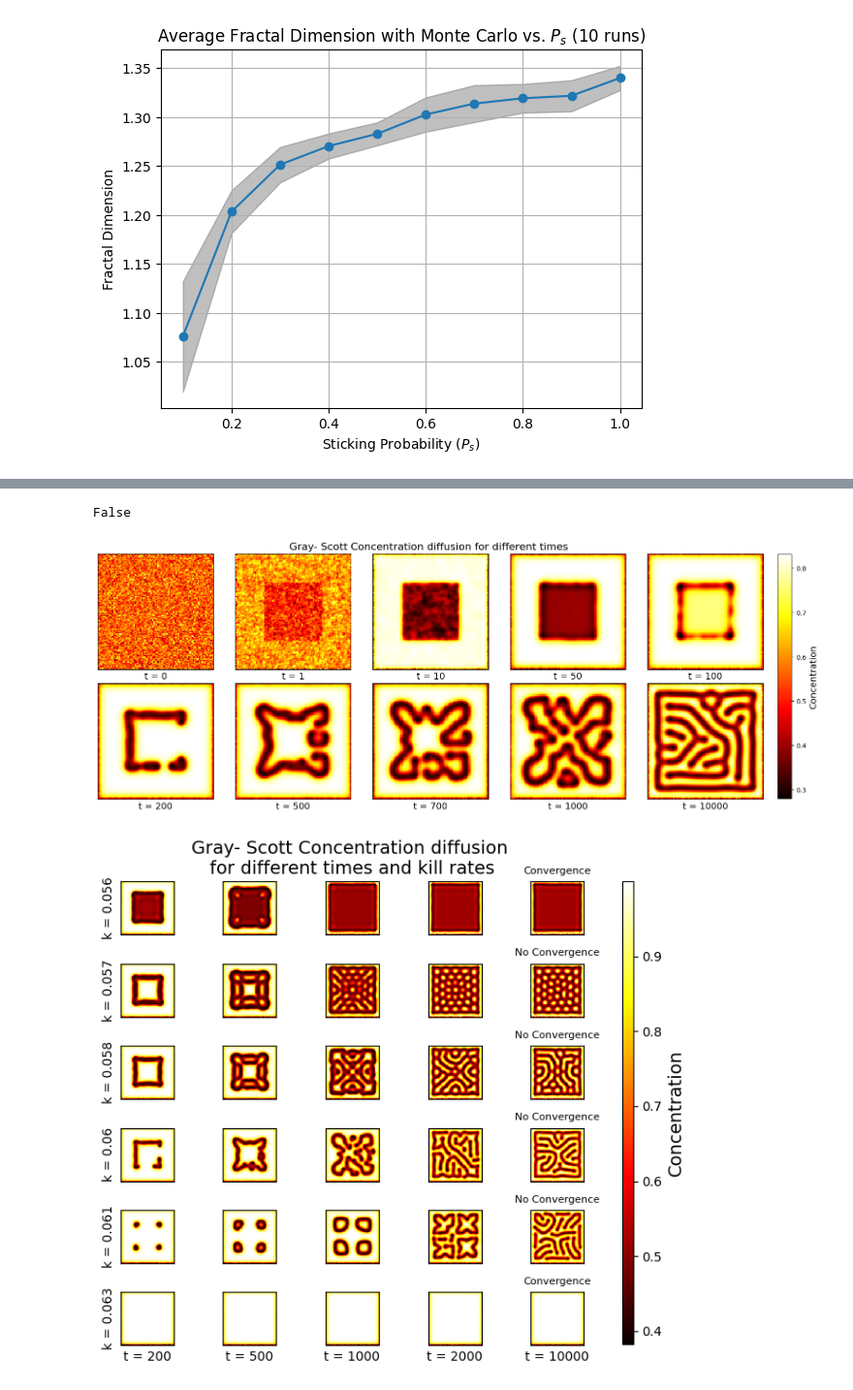
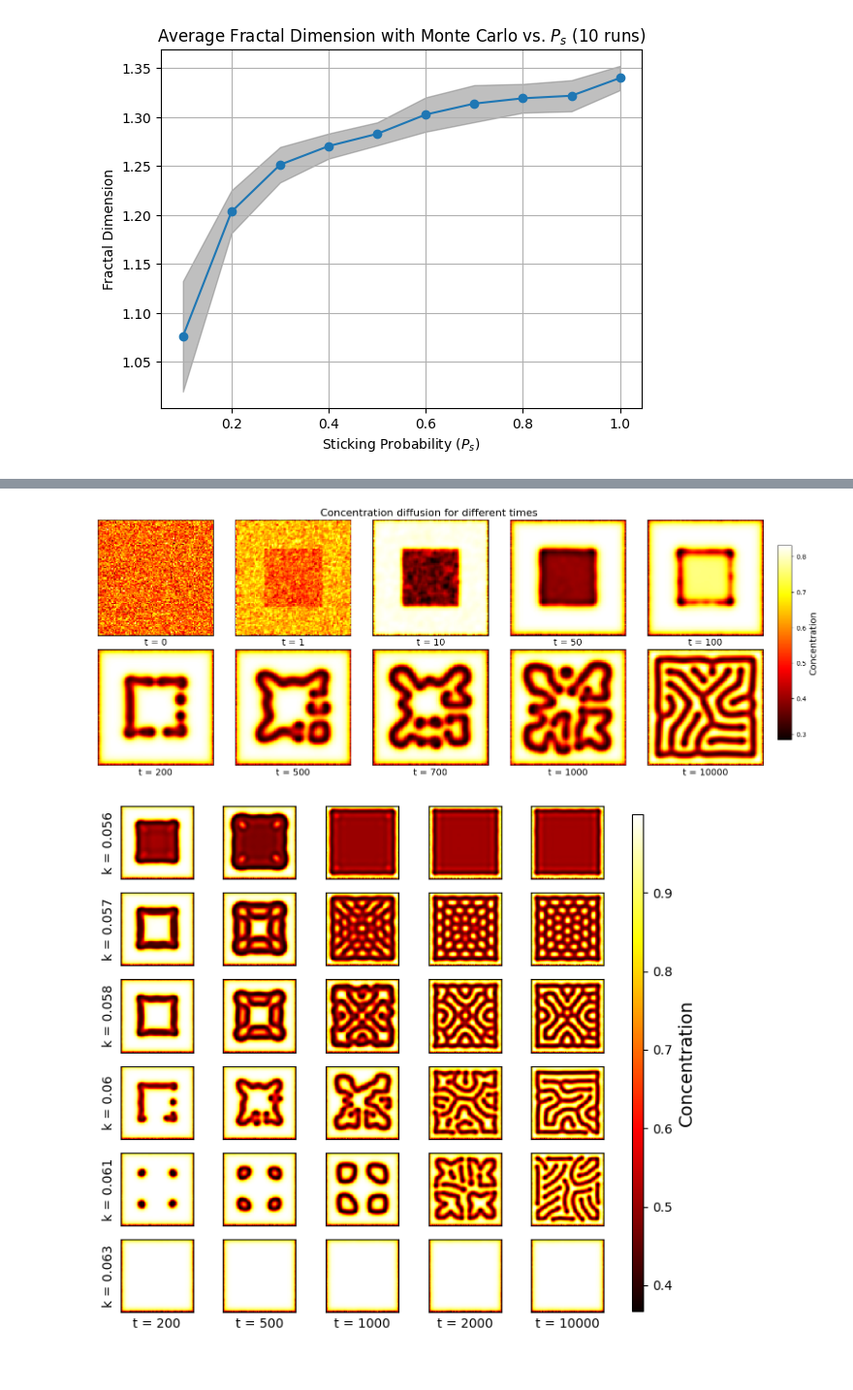
Before and after one commit to koenweverink/ScientificComputing, a Jupyter notebook: Set2.ipynb, the cells around one changed output, grey strips where cells are left out. Shown at 97% size. Saved outputs shown, nothing was run; the diff lists cells and outputs as text; code cells hidden in the pictures.

```diff
--- a/Set2.ipynb
+++ b/Set2.ipynb
@@ -209,7 +207,6 @@ plt.show()
 def monte_carlo(size, seed_position, num_walkers, ps=1):
     domain = np.zeros((size, size), dtype=np.int64)  # Use int64 to be explicit for numba
     domain[seed_position] = 1  # Start with a seed
-    count = 0  # Counter for the number of particles added to the cluster
 
     # Function for performing a single random walk
     def random_walk():
@@ -247,9 +244,8 @@ def monte_carlo(size, seed_position, num_walkers, ps=1):
         result = random_walk()
         if result != (-1, -1):  # Check if the walker should be added to the cluster
             domain[result] = 1  # Add new point to the cluster
-            count += 1
 
-    return domain, count
+    return domain
 # %%
 # Parameters
 size = 100
@@ -257,5 +253,4 @@ seed_position = (size - 1, size // 2)  # Starting at the bottom center
 num_walkers = 500  # Number of walkers
 
 # Run simulation
-domain, count = monte_carlo(size, seed_position, num_walkers)
-print(count)
+domain = monte_carlo(size, seed_position, num_walkers)
@@ -451,10 +443,10 @@ def gray_scott(grid_size, D_u, D_v, f, k, dt, dx, steps):
                 u[i, j] += D_u * dt * laplacian_u - reaction + f * (1 - u[i, j])
                 v[i, j] += D_v * dt * laplacian_v + reaction - (f + k) * v[i, j]
 
-        if np.max(np.abs(u - u_old)) < 1e-5:
-            convergence = True
-        else:
-            convergence = False
+    # if np.max(np.abs(u - u_old)) < 1e-5:
+    #     convergence = True
+    # else:
+    #     convergence = False
 
         # Periodic boundary condition
         u[:, -1] = u[:, 0]
@@ -463,7 +455,7 @@ def gray_scott(grid_size, D_u, D_v, f, k, dt, dx, steps):
         v[-1, :] = v[0, :]
     # print(convergence)
 
-    return u, v, convergence
+    return u, v
 # %%
 # Parameters
 grid_size = 100
@@ -471,13 +463,13 @@ dt = 1  # Time step, arbitrary units
 dx = 1  # Grid spacing, arbitrary units
 D_u = 0.16  # Diffusion coefficient, arbitrary units
 D_v = 0.08  # Diffusion coefficient, arbitrary units
-f = 0.03  # Feed rate, arbitrary units
+f = 0.035  # Feed rate, arbitrary units
 k = 0.06  # Kill rate, arbitrary units
 steps = 2000 # Number of time steps to simulate
 
-u, v, conv = gray_scott(grid_size, D_u, D_v, f, k, dt, dx, steps)
+u, v= gray_scott(grid_size, D_u, D_v, f, k, dt, dx, steps)
 plt.imshow(u, cmap='hot', interpolation='nearest')
-print(conv)
+# print(conv)
 
 plt.xlabel(f"t = {np.round(dt)}")
 plt.colorbar(label='Concentration')
@@ -503,21 +494,21 @@ def plot_concentration_over_time(grid_size, D_u, D_v, f, k, dt, dx, steps_list,
         row_idx = i // num_cols
         col_idx = i % num_cols
 
-        u, v, conv = gray_scott(grid_size, D_u, D_v, f, k, dt, dx, steps)
+        u, v= gray_scott(grid_size, D_u, D_v, f, k, dt, dx, steps)
         ax = axes[row_idx, col_idx] if num_rows > 1 else axes[col_idx]
         im = ax.imshow(u, cmap='hot', interpolation='nearest')
         ax.set_xticks([])
         ax.set_yticks([])
         ax.set_xlabel(f"t = {steps}", fontsize=14)
-    print(conv)
+    # print(conv)
 
     # Add colorbar
-    cbar_ax = fig.add_axes([1, 0.06, 0.02, 0.88])  # [left, bottom, width, height]
+    cbar_ax = fig.add_axes([1, 0.15, 0.02, 0.7])  # [left, bottom, width, height]
     cbar = fig.colorbar(im, cax=cbar_ax)
     cbar.set_label('Concentration', fontsize=14)
 
     # Set title for the last subplot
-    axes[0, 2].set_title(f'Gray- Scott Concentration diffusion for different times {title_suffix}', fontsize=16, loc='center')
+    axes[0, 2].set_title(f'Concentration diffusion for different times {title_suffix}', fontsize=16, loc='center')
 
     plt.tight_layout()
     plt.show()
@@ -536,8 +527,7 @@ steps_list_1 = [0, 1, 10, 50, 100, 200, 500, 700, 1000, 10000]
 
 plot_concentration_over_time(grid_size, D_u, D_v, f, k, dt, dx, steps_list_1)
 # %% [output]
-False
-[figure, old version]
+[figure, new version]
 # %%
 def plot_k_diff_over_time(grid_size, D_u, D_v, f, k_list, dt, dx, steps_list):
 
@@ -546,43 +536,37 @@ def plot_k_diff_over_time(grid_size, D_u, D_v, f, k_list, dt, dx, steps_list):
 
     for i, steps in enumerate(steps_list):
         for j, k in enumerate(k_list):
-            u, v, conv = gray_scott(grid_size, D_u, D_v, f, k, dt, dx, steps)
+            u, v = gray_scott(grid_size, D_u, D_v, f, k, dt, dx, steps)
             ax = axes[j, i]
             im = ax.imshow(u, cmap='hot', interpolation='nearest')
             ax.set_xticks([])
             ax.set_yticks([])
+            # ax.set_xlabel(f"t = {steps}", fontsize=14)
             axes[j,0].set_ylabel(f"k = {k}", fontsize=10)
-            if conv == True:
-                axes[j,-1].set_title(f"Convergence", fontsize=8)
-            else:
-                axes[j,-1].set_title(f"No Convergence", fontsize=8)
         ax.set_xlabel(f"t = {steps}", fontsize=10)
-    axes[0, 2].set_title(f'Gray- Scott Concentration diffusion \nfor different times and kill rates', fontsize=14, loc='center')
 
     # Add colorbar
-    cbar_ax = fig.add_axes([1, 0.06, 0.02, 0.84])  # [left, bottom, width, height]
+    cbar_ax = fig.add_axes([1, 0.06, 0.02, 0.9])  # [left, bottom, width, height]
     cbar = fig.colorbar(im, cax=cbar_ax)
     cbar.set_label('Concentration', fontsize=14)
-
-    # plt.title(f'Concentration diffusion \nfor different times and kill rates', fontsize=14, loc='center')
 
     plt.tight_layout()
     plt.show()
 
 # Parameters
 grid_size = 100
 dt = 1  # Time step, arbitrary units
 dx = 1  # Grid spacing, arbitrary units
 D_u = 0.16  # Diffusion coefficient, arbitrary units
 D_v = 0.08  # Diffusion coefficient, arbitrary units
 f = 0.035  # Feed rate, arbitrary units
 k_list = [0.056, 0.057, 0.058, 0.060, 0.061, 0.063]  # Kill rate, arbitrary units
 steps_list = [200, 500, 1000, 2000, 10000]  # Number of time steps to simulate
 
 # Plot concentration over time for different kill rates
 plot_k_diff_over_time(grid_size, D_u, D_v, f, k_list, dt, dx, steps_list)
 # %% [output]
-[figure, old version]
+[figure, new version]
 # %%
 def plot_f_diff_over_time(grid_size, D_u, D_v, f_list, k, dt, dx, steps_list):
 
```
Also changed, not shown: parts of 10 cells of this notebook.
